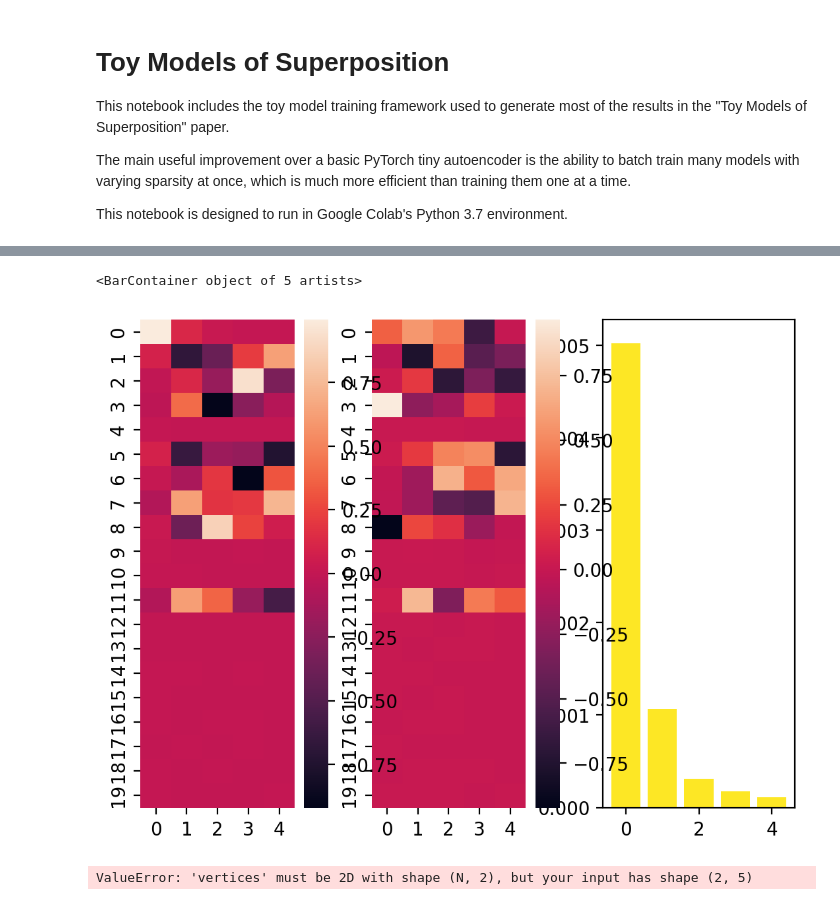
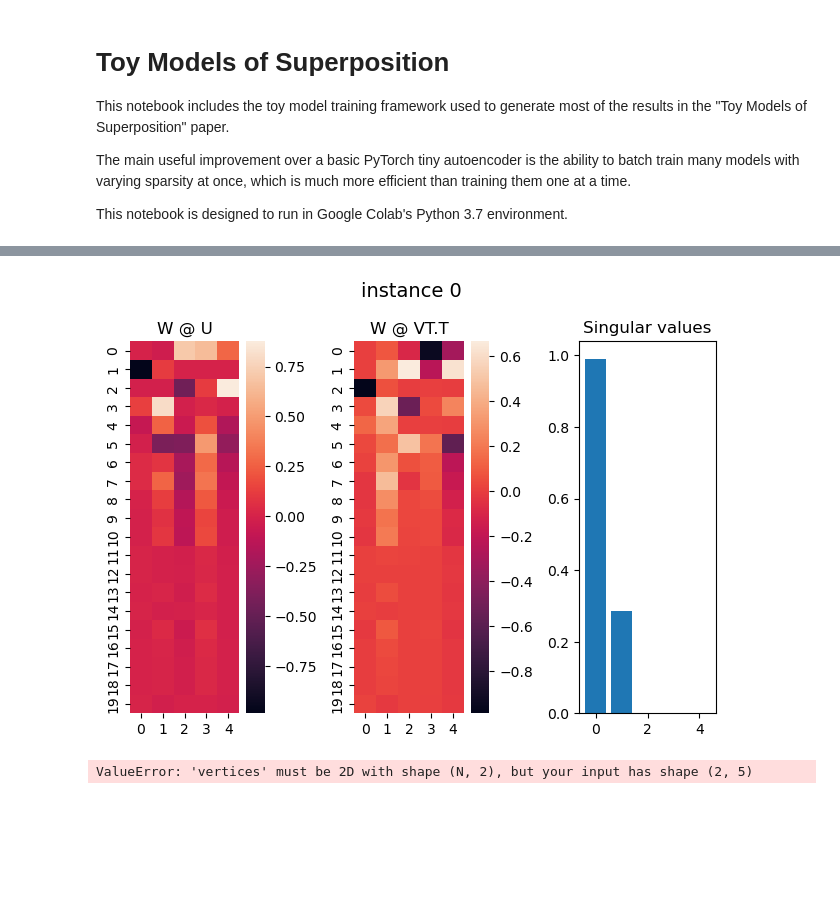
Before and after one commit to mcrovella/sparse-learning, a Jupyter notebook: mark/toy_xformer.ipynb, the cells around one changed output, grey strips where cells are left out. Saved outputs shown, nothing was run; the diff lists cells and outputs as text; code cells hidden in the pictures; blank space fills up the shorter version.

```diff
--- a/mark/toy_xformer.ipynb
+++ b/mark/toy_xformer.ipynb
@@ -83,9 +83,3 @@ class Model(nn.Module):
         torch.zeros((), device=self.W.device),
     )
     return batch
-# %%
-m = Model(Config(n_features = 7, n_hidden = 4, n_instances = 6, head_d = 3), feature_probability = torch.tensor(0.25), device=DEVICE)
-b = m.generate_batch(4)
-out_a = b[:4:2]
-out_b = b[1:4:2]
-b
@@ -239,7 +216,7 @@ model = Model(
     feature_probability = (20 ** -torch.linspace(0, 1, config.n_instances))[:, None]
 )
 # %%
-lam = 20
+lam = 10
 optimize(model, lam = lam, hooks = [capture_stats])
 # %%
 res = np.array(res_array)
@@ -325,23 +302,28 @@ Weight: %{customdata:0.2f}
 fig = render_features(model)
 fig.update_layout()
 # %%
-instance = 4
+instance = 0
 A_all = model.A.detach().cpu()
 B_all = model.B.detach().cpu()
 A = A_all[instance]
 B = B_all[instance]
 Omega = A @ B.T
 U, S, VT = np.linalg.svd(Omega)
 W_all = model.W.detach().cpu()
 W = W_all[instance]
 import seaborn as sns
 figs, axs = plt.subplots(1, 3)
 sns.heatmap(W @ U, ax = axs[0])
 sns.heatmap(W @ VT.T, ax = axs[1])
 axs[2].bar(range(len(S)), S)
+axs[1].set_title(f'instance {instance}')
+axs[0].set_title('W @ U')
+axs[1].set_title('W @ VT.T')
+axs[2].set_title('Singular values')
+plt.suptitle(f'instance {instance}', fontsize=14, y=0.98)
+plt.tight_layout()
 # %% [output]
-<BarContainer object of 5 artists>
-[figure, old version]
+[figure, new version]
 # %%
 def plot_intro_diagram(model):
   from matplotlib import colors  as mcolors
```
Also changed, not shown: parts of 5 cells of this notebook.
